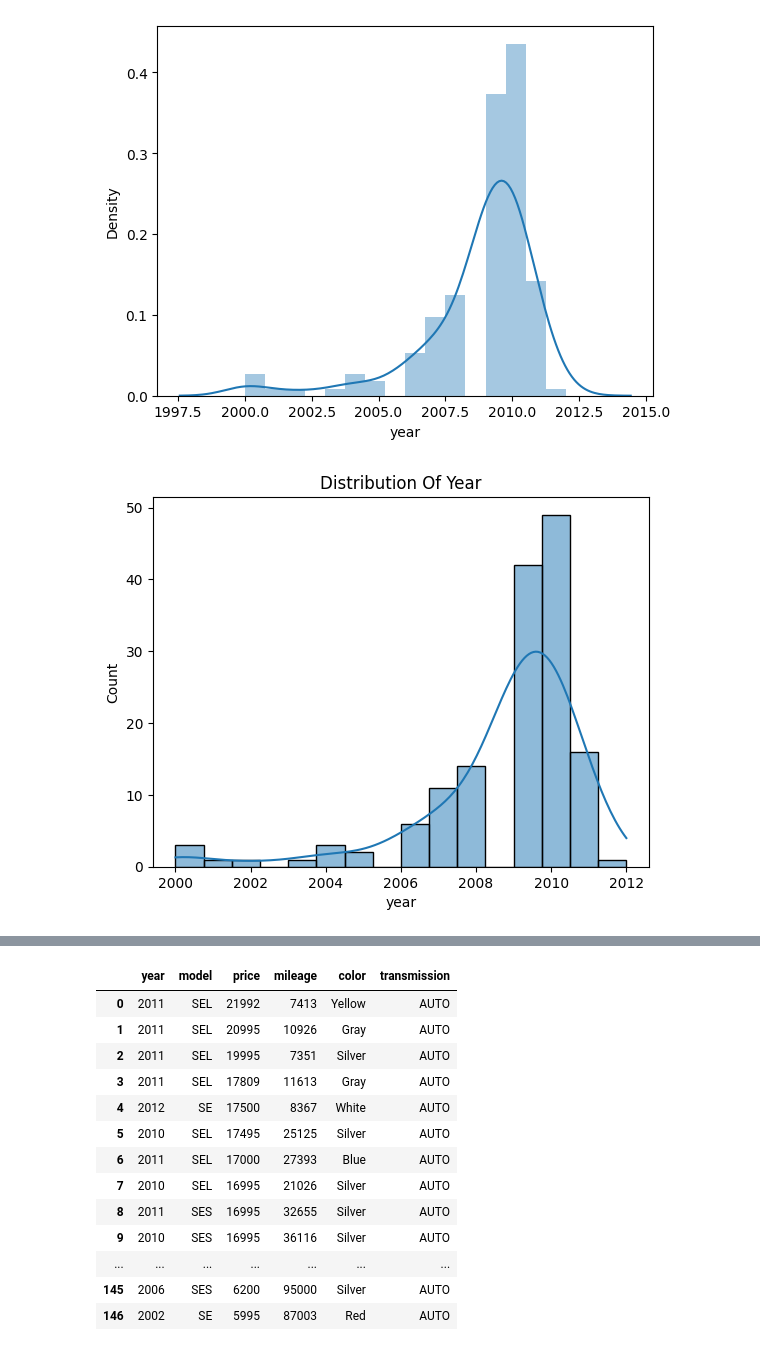
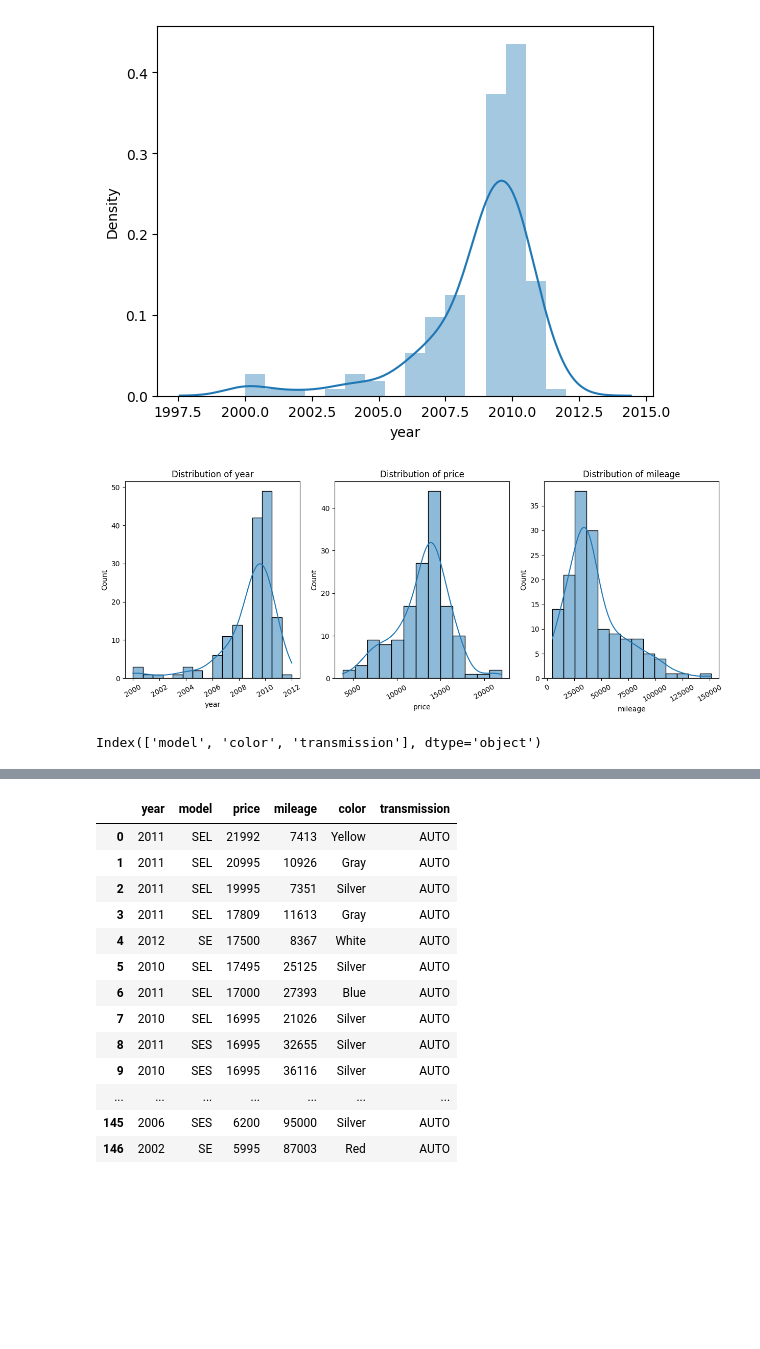
Before and after one commit to ABDULHAI10/ABDULHAI10, a Jupyter notebook: EDA_Session_05_06.ipynb, the cells around one changed output, grey strips where cells are left out. Saved outputs shown, nothing was run; the diff lists cells and outputs as text; code cells hidden in the pictures; blank space fills up the shorter version.

```diff
--- a/EDA_Session_05_06.ipynb
+++ b/EDA_Session_05_06.ipynb
@@ -197,9 +197,15 @@ https://gist.github.com/mwaskom/de44147ed2974457ad6372750bbe5751
 
   sns.distplot(df['year'])
 [figure]
-# %%
-sns.histplot(df['year'],kde=True)
-plt.title("Distribution Of Year")
-plt.show()
-# %% [output]
-[figure, removed]
+# %%
+plt.figure(figsize=(15,5)) #width 15 height 5
+
+for index ,col in enumerate (df.select_dtypes(include="number").columns):
+  plt.subplot(1,3,index+1) #rows cols and position
+  sns.histplot(df[col],kde=True)
+  plt.title(f"Distribution of {col}")
+  plt.xticks(rotation=30) #rotataion on x-axis
+
+plt.show()
+# %% [output]
+[figure, added]
@@ -205,0 +214,4 @@ plt.show()
+# %%
+df.select_dtypes(include="O").columns
+# %% [output]
+Index(['model', 'color', 'transmission'], dtype='object')
```
Also changed, not shown: parts of 5 cells of this notebook.
